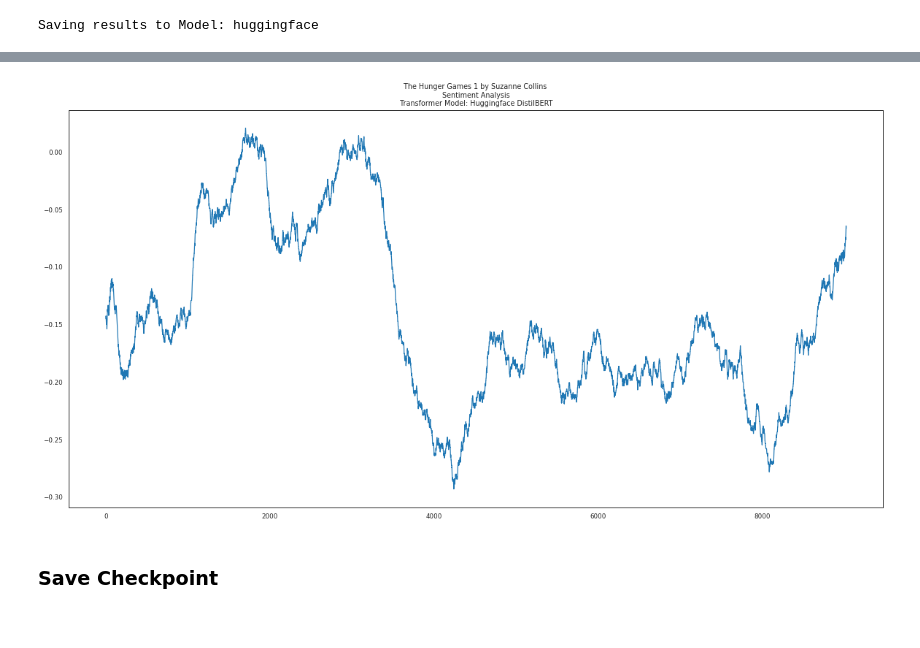
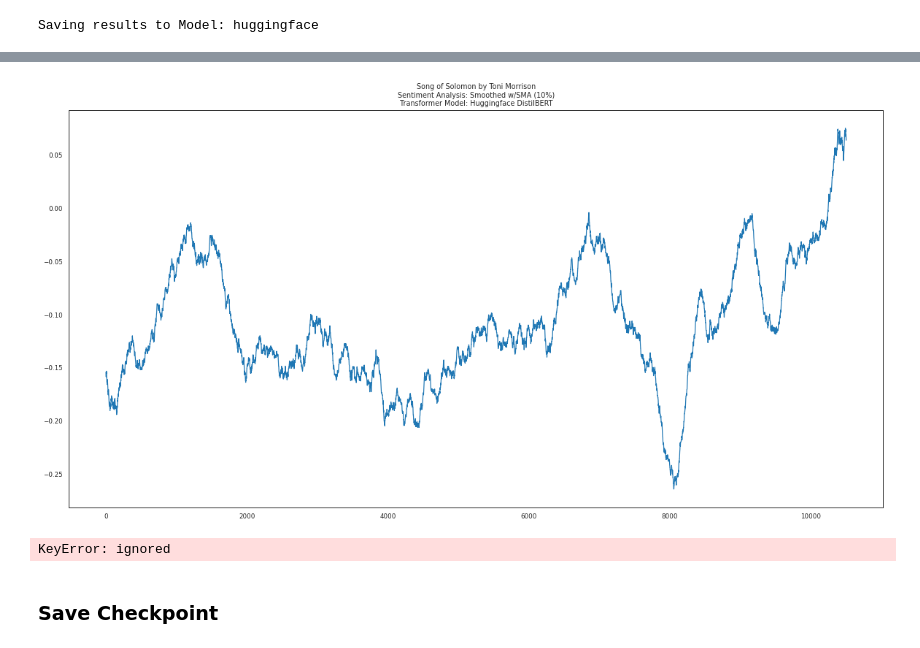
Before and after one commit to jon-chun/sentimentarcs_notebooks, a Jupyter notebook: notebooks/sentiment_arcs_part4_dnn2transformers.ipynb, the cells around one changed output, grey strips where cells are left out. Saved outputs shown, nothing was run; the diff lists cells and outputs as text; code cells hidden in the pictures.

```diff
--- a/notebooks/sentiment_arcs_part4_dnn2transformers.ipynb
+++ b/notebooks/sentiment_arcs_part4_dnn2transformers.ipynb
@@ -2461,14 +2551,32 @@ Processing #1: scollins_thehungergames1
+# %%
+# Verify Plausiblity of new Sentiment Values by Plotting
+
+novel_indx = 0
+corpus_text_str = corpus_titles_ls[novel_indx]
+# amodel_str = 'huggingface'
+win_aper = 10
+
+win_10per = int((win_aper/100.)*global_vars.corpus_texts_dt[corpus_text_str][model_name].shape[0])
+text_title_str = f"{global_vars.corpus_titles_dt[corpus_text_str][novel_indx]}\nSentiment Analysis: Smoothed w/SMA ({win_aper}%)\n{model_type} Model: {model_title}"
+global_vars.corpus_texts_dt[corpus_text_str][model_name].rolling(win_10per, center=True, min_periods=0).mean().plot(title=text_title_str)
+plt.show();
+# %% [output]
+[figure, added]
 # %%
+"""
+
 # Verify Plausiblity of new Sentiment Values by Plotting
 
 novel_indx = 1
-text_title_str = corpus_titles_ls[novel_indx]
+text_title_str = corpus_texts_ls[novel_indx]
 
-win_10per = int(0.10*corpus_texts_dt[text_title_str].shape[0])
-plot_title_str = f"{corpus_titles_dt[text_title_str][0]}\nSentiment Analysis\n{model_type} Model: {model_title}"
-corpus_texts_dt[text_title_str][model_name].rolling(win_10per, center=True, min_periods=0).mean().plot(title=plot_title_str)
+win_10per = int(0.10*global_vars.corpus_texts_dt[text_title_str].shape[0])
+plot_title_str = f"{global_vars.corpus_titles_dt[text_title_str][0]}\nSentiment Analysis\n{model_type} Model: {model_title}"
+global_vars.corpus_texts_dt[text_title_str][model_name].rolling(win_10per, center=True, min_periods=0).mean().plot(title=plot_title_str)
 plt.show();
+
+""";
 # %% [output]
-[figure, removed]
+KeyError: ignored
 # %% [markdown]
 ### **Save Checkpoint**
```
Also changed, not shown: parts of 65 cells of this notebook, 38 other files.
